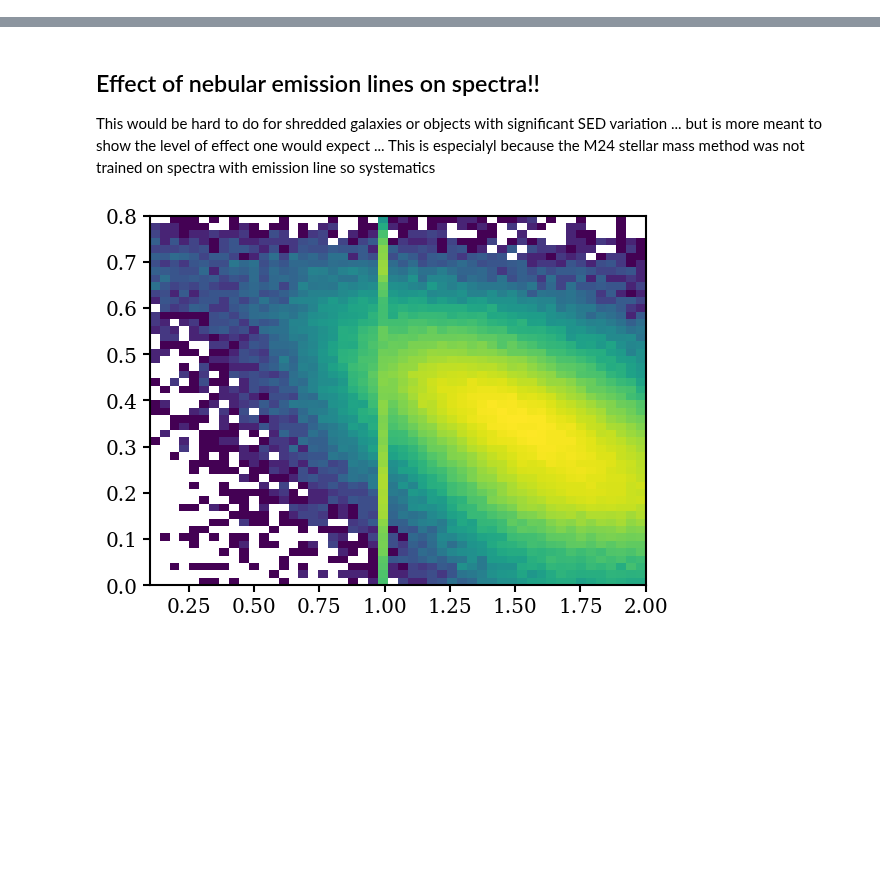
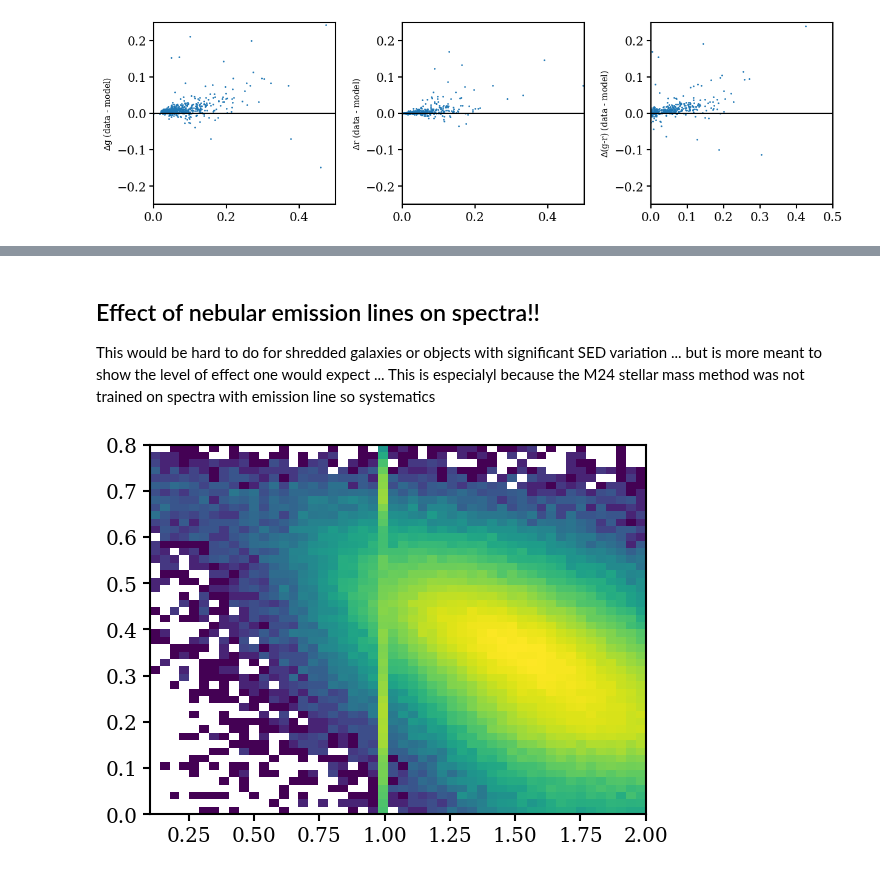
Before and after one commit to virajvman/desi_dwarfs, a Jupyter notebook: notebooks/catalog_paper/stellar_mass_investigate.ipynb, the cells around one changed output, grey strips where cells are left out. Drawn from its saved outputs; the diff is of its cells as text; code cells hidden in the pictures; blank space fills up the shorter version.

```diff
--- a/notebooks/catalog_paper/stellar_mass_investigate.ipynb
+++ b/notebooks/catalog_paper/stellar_mass_investigate.ipynb
@@ -73,0 +186,20 @@ Table length=3
+# %%
+fig,ax = make_subplots(ncol=3,nrow=1,return_fig=True)
+
+ax[0].scatter( g_model_diff, g_data_diff - g_model_diff,s=1 )
+ax[1].scatter( r_model_diff, r_data_diff - r_model_diff,s=1 )
+ax[2].scatter( gr_model_diff,  gr_data_diff - gr_model_diff,s=1 )
+
+ax[0].set_ylabel(r"$\Delta$g (data - model)")
+ax[1].set_ylabel(r"$\Delta$r (data - model)")
+ax[2].set_ylabel(r"$\Delta$(g-r) (data - model)")
+
+
+for axi in ax:
+    axi.plot([0,1],[0,0],color="k")
+    axi.set_xlim([0.0,.5])
+    axi.set_ylim([-.25,.25])
+
+plt.show()
+# %% [output]
+[figure, added]
```
Also changed, not shown: parts of 23 cells of this notebook, 3 other files.
